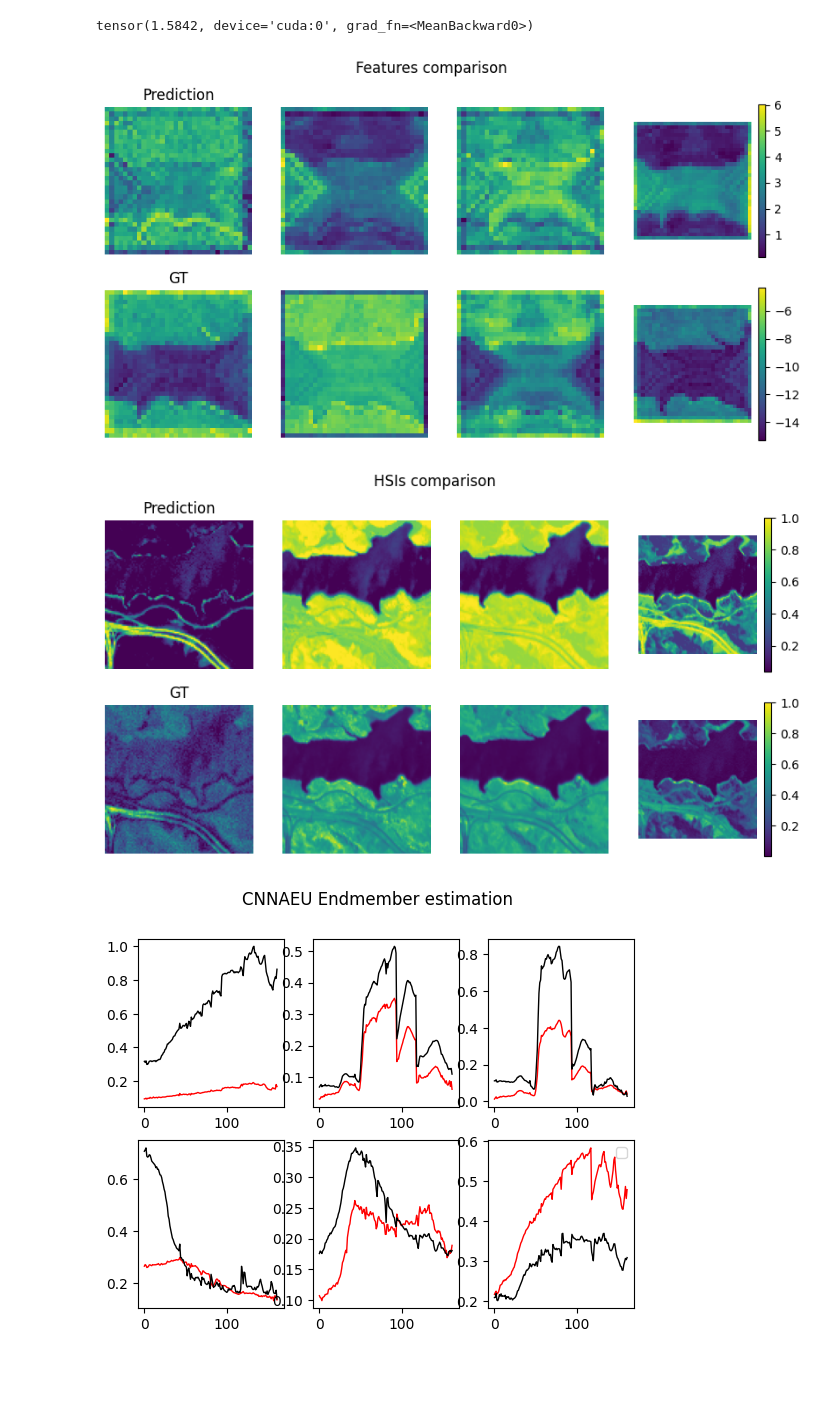
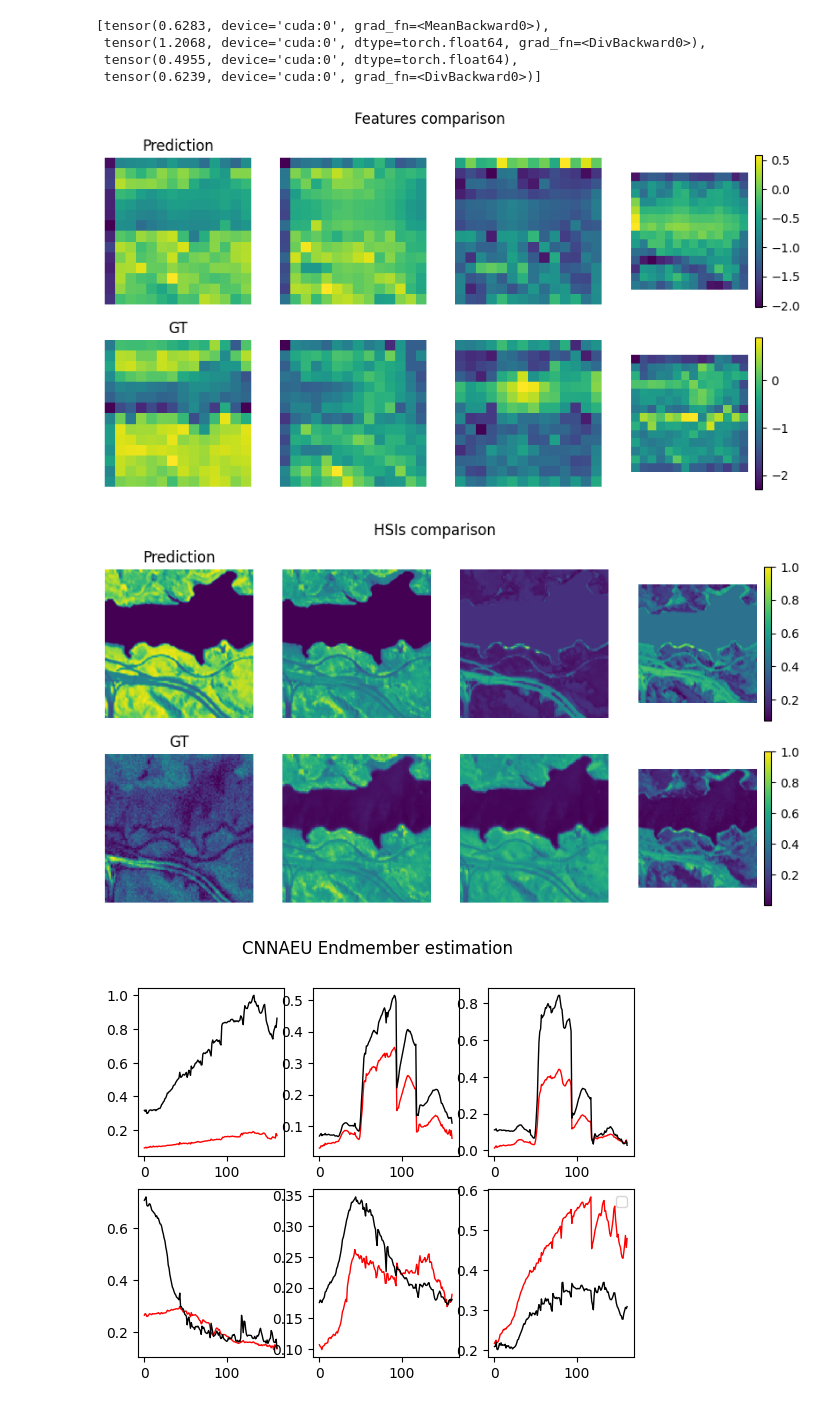
Before and after one commit to edabier/SS-HSU_benchmark, a Jupyter notebook: discriminator.ipynb, the cells around one changed output. Drawn from its saved outputs; the diff is of its cells as text; code cells hidden in the pictures; blank space fills up the shorter version.

```diff
--- a/discriminator.ipynb
+++ b/discriminator.ipynb
@@ -1,6 +1,7 @@
 # %%
 import torch
 import torch.nn as nn
+import torch.nn.functional as F
 import matplotlib.pyplot as plt
 import scipy.io as io
 
@@ -20,6 +21,7 @@ else:
     print(f"{torch.cuda.is_available()}")
     dev = "cpu"
 
+use_dofa = True
 dataset = "jasper"
 data = io.loadmat(f"datasets/{dataset}.mat")
 Y_flat = torch.tensor(data["Y"], dtype=torch.float32)
@@ -27,17 +29,28 @@ Y_flat = utils.normalize(Y_flat, dim=0)
 E = torch.tensor(data["E"])
 A_flat = torch.tensor(data["A"])
 B, c = E.shape[0], E.shape[1]
+Y = utils.oneD_to_2d(Y_flat)
+A = utils.oneD_to_2d(A_flat)
+Y = Y.unsqueeze(0)
+A = A.unsqueeze(0)
+
 patch_size = 16
 
-H = int(Y_flat.shape[-1]**0.5) #224
+if use_dofa:
+    H = Y.shape[-1]
+    if H < 224:
+        Y = F.interpolate(Y, size=(224,224))
+        A = F.interpolate(A, size=(224, 224))
+        H = 224
+    else:
+        H = 224
+
+else:
+    H = int(Y_flat.shape[-1]**0.5)
+
 N = H**2
-
-Y = utils.oneD_to_2d(Y_flat)
-A = utils.oneD_to_2d(A_flat)
-Y = Y[:, :H, :H]
-A = A[:, :H, :H]
-Y = Y.unsqueeze(0)
-A = A.unsqueeze(0)
+Y = Y[:, :, :H, :H]
+A = A[:, :, :H, :H]
 Y_flat = Y.reshape(1, B, N)
 A_flat = A.reshape(1, c, N)
 
@@ -130,16 +162,18 @@ sims["GT"] = [features, features_hat]
 # sim = rsfm.features_comparison("HyperSIGMA", Y.to(torch.float), Y_hat.to(torch.float), c=c).item()
 # print(f"{'GT'} features distance: {format(sim, '.3f')}, mse: {format(mse, '.3f')}, sad: {format(sad, '.3f')}, sum={format(metric, '.3f')}")
 # %%
-sad = utils.SADLoss()
-name = 'GT'
+name = 'UnDIP'
 
 utils.compare_hsis(features, sims[name][1], title="Features comparison")
 utils.compare_hsis(Y, estimations[name][0], title="HSIs comparison")
-sad(features, sims[name][1])
+sims[name][2:]
 # %% [output]
-tensor(1.5842, device='cuda:0', grad_fn=<MeanBackward0>)
+[tensor(0.6283, device='cuda:0', grad_fn=<MeanBackward0>),
+ tensor(1.2068, device='cuda:0', dtype=torch.float64, grad_fn=<DivBackward0>),
+ tensor(0.4955, device='cuda:0', dtype=torch.float64),
+ tensor(0.6239, device='cuda:0', grad_fn=<DivBackward0>)]
-[figure, old version]
+[figure, new version]
-[figure, old version]
+[figure, new version]
 # %%
 name = "CNNAEU"
 utils.plot_results(estimations[name][2], estimations[name][1], A, E, model_name=name)
```
Also changed, not shown: parts of 3 cells of this notebook, 6 other files.
